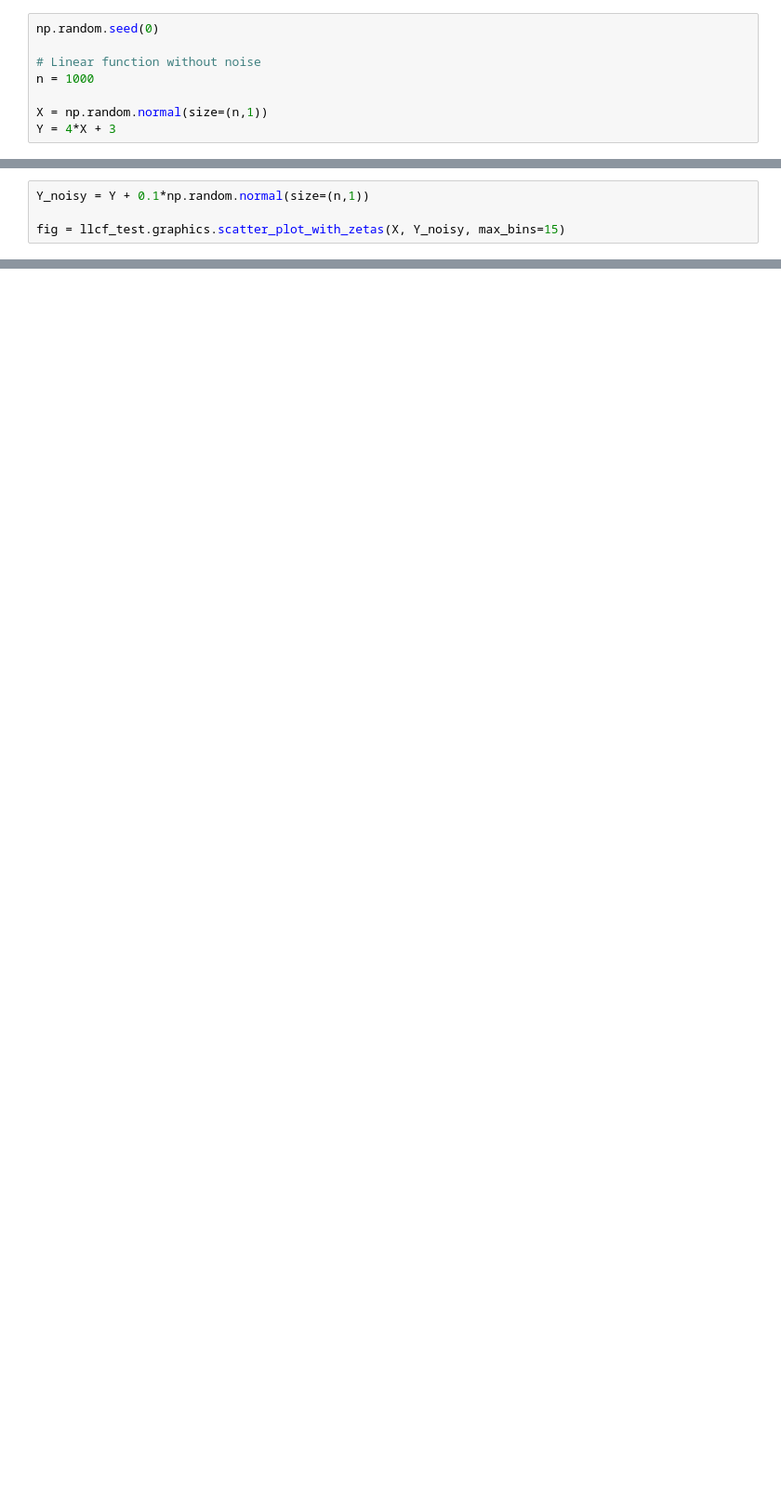
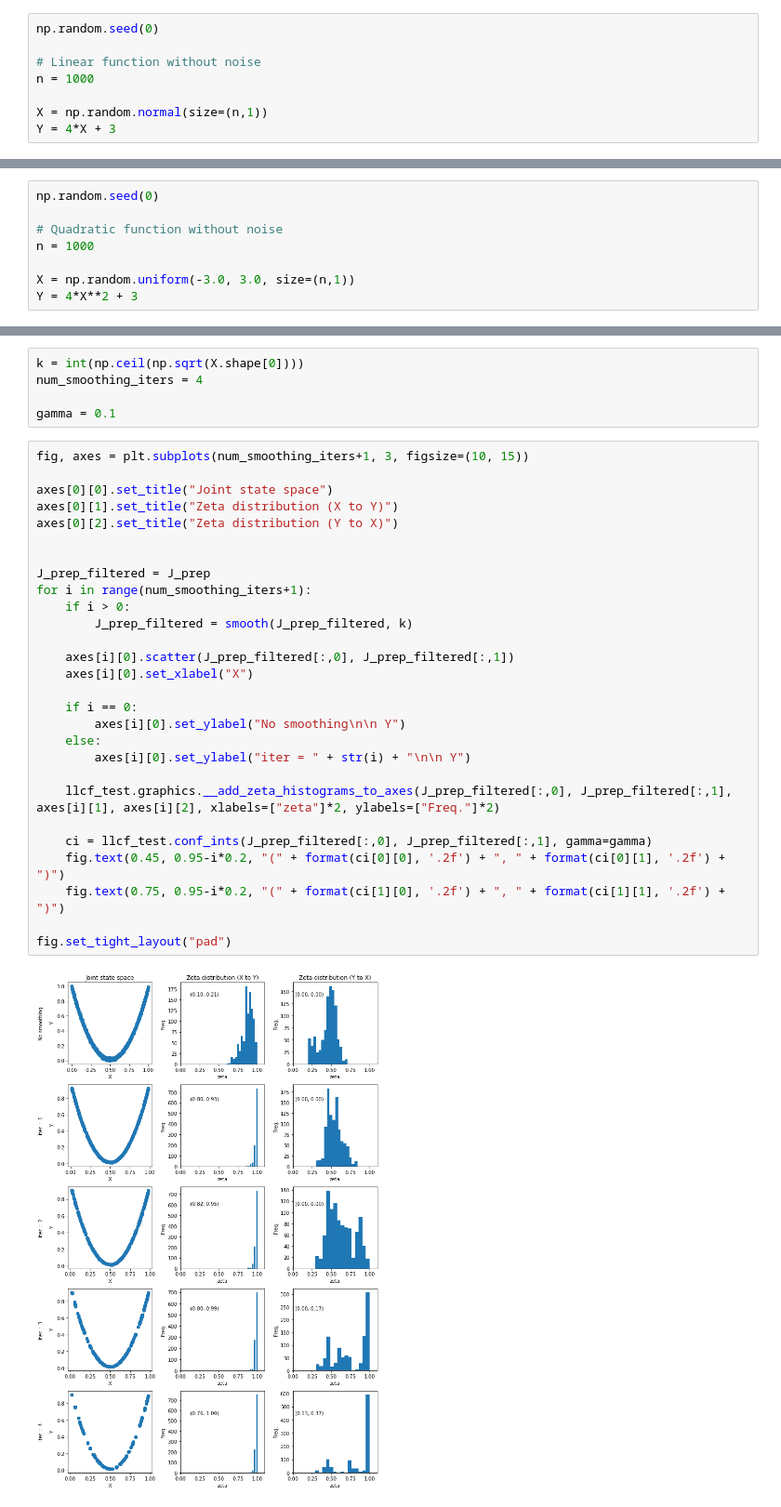
Before and after one commit to adam-zlatniczki/llcf-test-python, a Jupyter notebook: notebooks/noise_analysis.ipynb, the cells around one changed output, grey strips where cells are left out. Shown: that part at 93% size. Drawn from its saved outputs; the diff is of its cells as text; blank space fills up the shorter version.

Commit message:
updated noise handling in the notebook

```diff
--- a/notebooks/noise_analysis.ipynb
+++ b/notebooks/noise_analysis.ipynb
@@ -32,4 +19,0 @@ fig = llcf_test.graphics.scatter_plot_with_zetas(X, Y_noisy, max_bins=15)
-# %%
-Y_noisy = Y + 0.1*np.random.normal(size=(n,1))
-
-fig = llcf_test.graphics.scatter_plot_with_zetas(X, Y_noisy, max_bins=15)
@@ -122,0 +140,8 @@ llcf_test.conf_ints(J_prep_filtered[:,0], J_prep_filtered[:,1], gamma=0.1)
+# %%
+np.random.seed(0)
+
+# Quadratic function without noise
+n = 1000
+
+X = np.random.uniform(-3.0, 3.0, size=(n,1))
+Y = 4*X**2 + 3
@@ -122,0 +153,35 @@ llcf_test.conf_ints(J_prep_filtered[:,0], J_prep_filtered[:,1], gamma=0.1)
+# %%
+k = int(np.ceil(np.sqrt(X.shape[0])))
+num_smoothing_iters = 4
+
+gamma = 0.1
+# %%
+fig, axes = plt.subplots(num_smoothing_iters+1, 3, figsize=(10, 15))
+
+axes[0][0].set_title("Joint state space")
+axes[0][1].set_title("Zeta distribution (X to Y)")
+axes[0][2].set_title("Zeta distribution (Y to X)")
+
+
+J_prep_filtered = J_prep
+for i in range(num_smoothing_iters+1):
+    if i > 0:
+        J_prep_filtered = smooth(J_prep_filtered, k)
+
+    axes[i][0].scatter(J_prep_filtered[:,0], J_prep_filtered[:,1])
+    axes[i][0].set_xlabel("X")
+
+    if i == 0:
+        axes[i][0].set_ylabel("No smoothing\n\n Y")
+    else:
+        axes[i][0].set_ylabel("iter = " + str(i) + "\n\n Y")
+
+    llcf_test.graphics.__add_zeta_histograms_to_axes(J_prep_filtered[:,0], J_prep_filtered[:,1], axes[i][1], axes[i][2], xlabels=["zeta"]*2, ylabels=["Freq."]*2)
+
+    ci = llcf_test.conf_ints(J_prep_filtered[:,0], J_prep_filtered[:,1], gamma=gamma)
+    fig.text(0.45, 0.95-i*0.2, "(" + format(ci[0][0], '.2f') + ", " + format(ci[0][1], '.2f') + ")")
+    fig.text(0.75, 0.95-i*0.2, "(" + format(ci[1][0], '.2f') + ", " + format(ci[1][1], '.2f') + ")")
+
+fig.set_tight_layout("pad")
+# %% [output]
+[figure, added]
```
Also changed, not shown: parts of 37 cells of this notebook.
